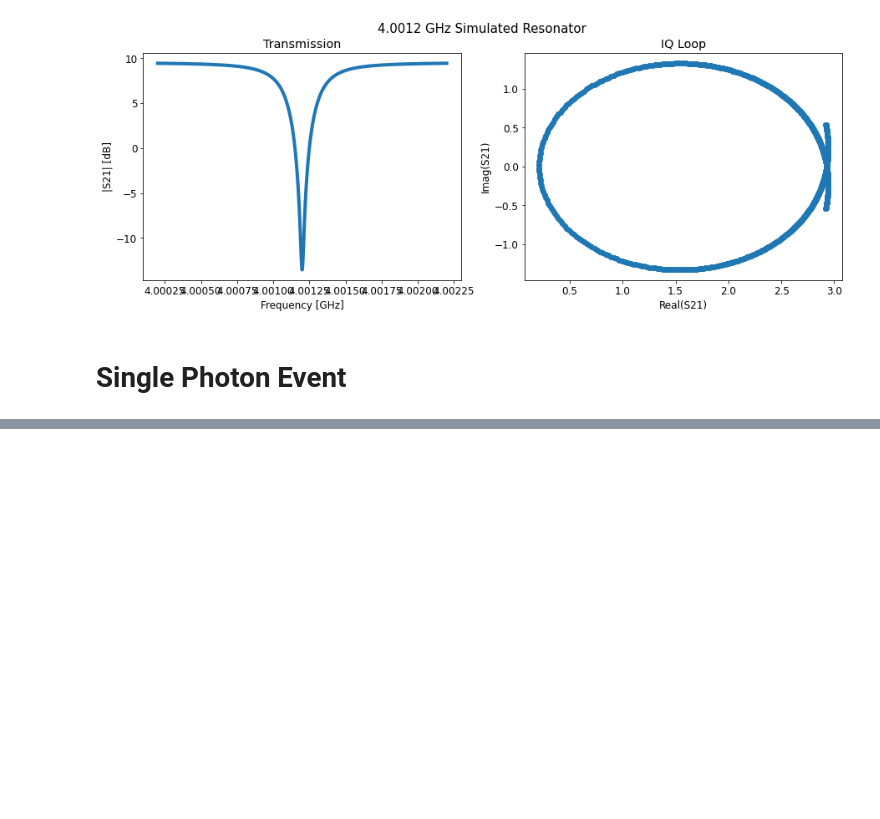
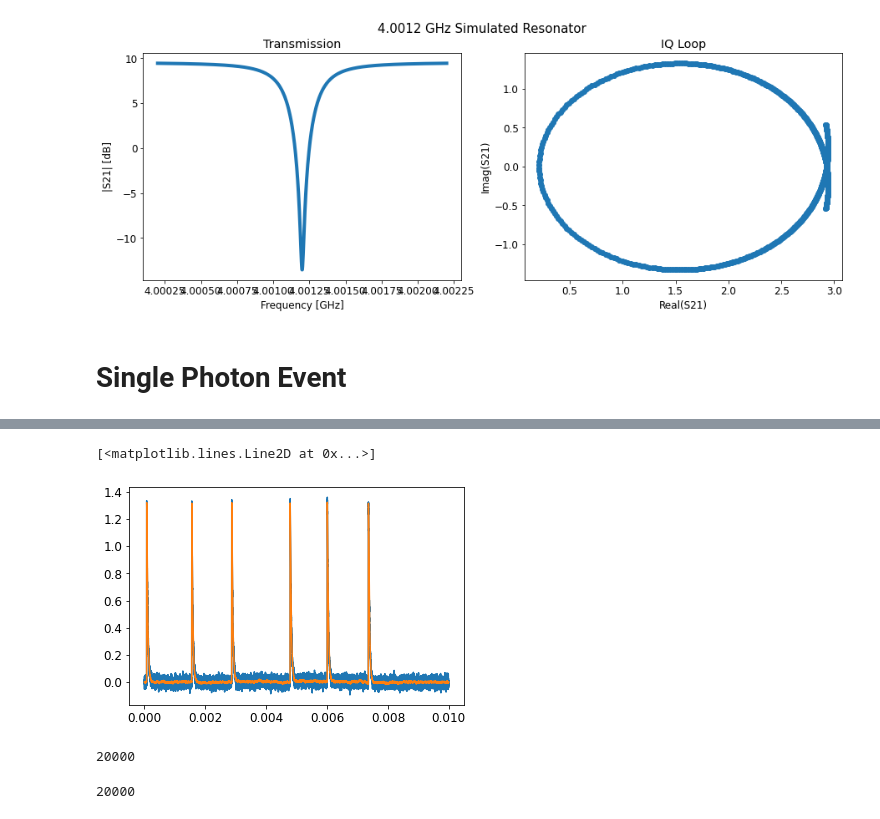
Before and after one commit to MazinLab/MKIDReadoutAnalysis, a Jupyter notebook: Example.ipynb, the cells around one changed output, grey strips where cells are left out. Drawn from its saved outputs; the diff is of its cells as text; code cells hidden in the pictures; blank space fills up the shorter version.

```diff
--- a/Example.ipynb
+++ b/Example.ipynb
@@ -121,0 +122,22 @@ lit_res_measurment.res.f0_0
+# %%
+def gen_amp_noise(snr, points, seed=2):
+    """ Flat PSD, white-noise generated from voltage fluctuations"""
+    random_seed = np.random.default_rng(seed=seed)
+    a_noise = 10 ** ((20 * np.log10(1 / np.sqrt(2)) - snr) / 10);  # input dBm of noise
+    return np.sqrt(a_noise) * random_seed.normal(size=points)
+# %%
+noise = gen_amp_noise(30, quasiparticle_timestream.points)
+# %%
+plt.plot(lit_res_measurment.photons.tvec, theta1+noise)
+plt.plot(lit_res_measurment.photons.tvec, theta1)
+# %% [output]
+[<matplotlib.lines.Line2D at 0x...>]
+[figure, added]
+# %%
+quasiparticle_timestream.data.size
+# %% [output]
+20000
+# %%
+theta1.size
+# %% [output]
+20000
```
Also changed, not shown: parts of 20 cells of this notebook, 2 other files.
